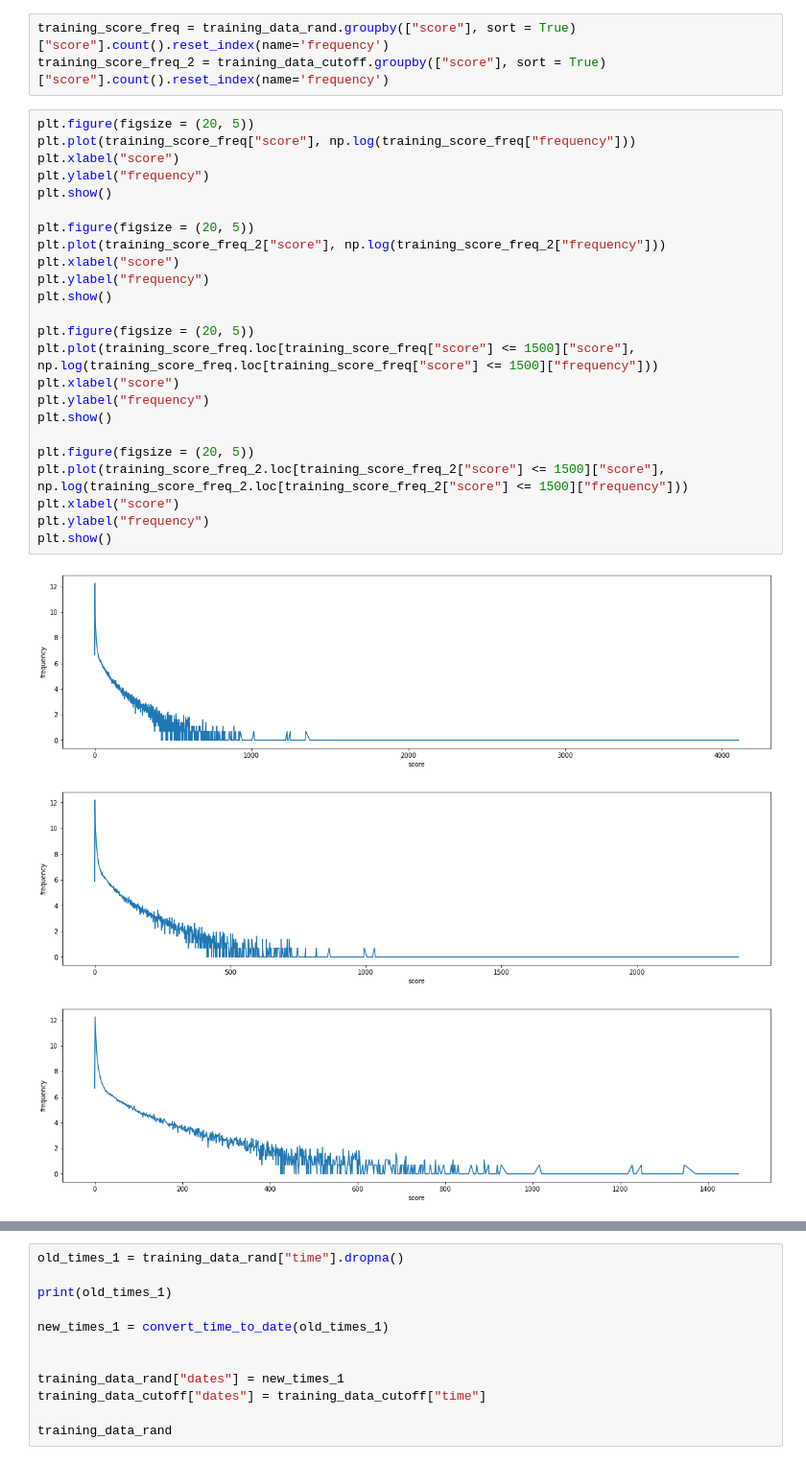
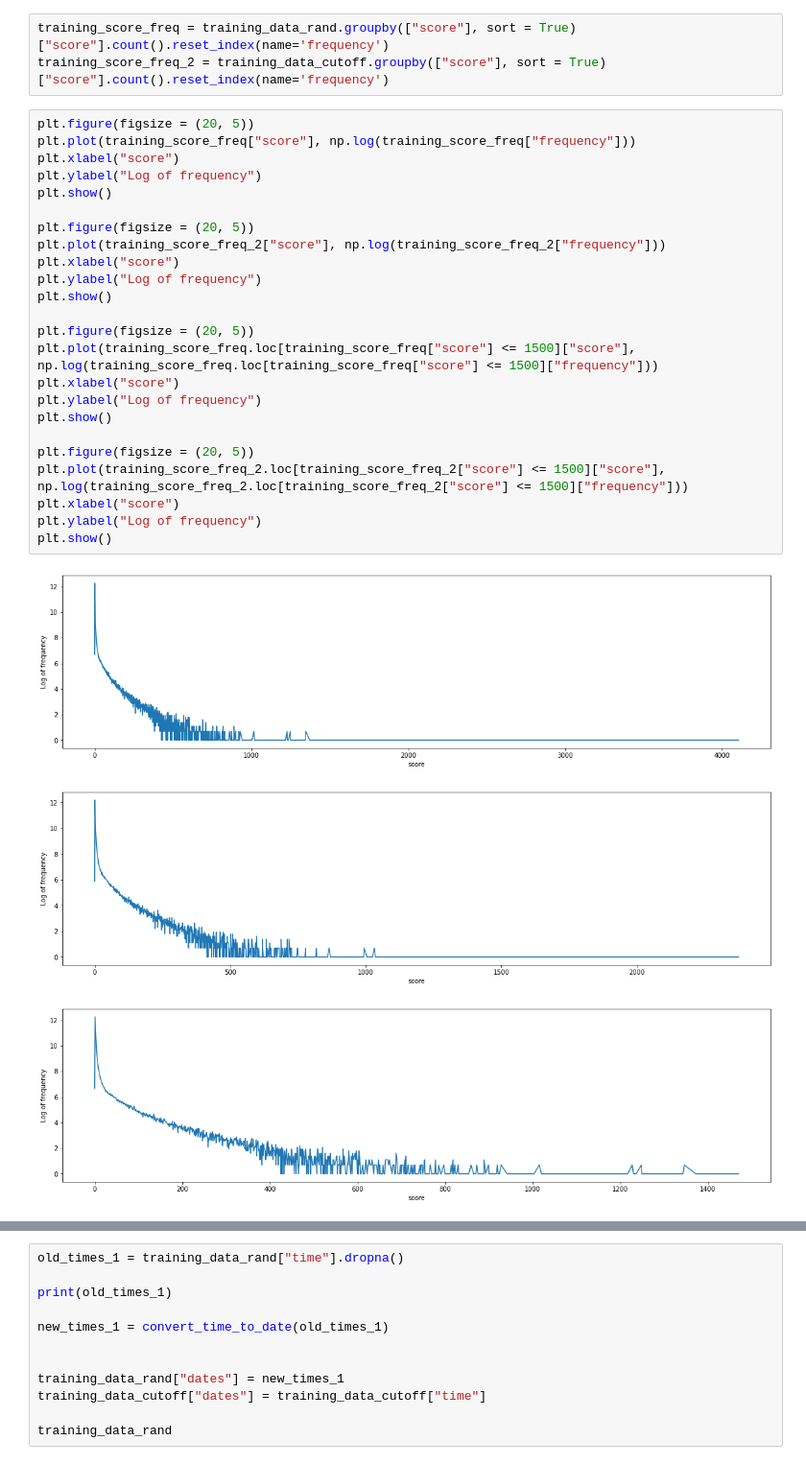
Before and after one commit to Zaidek/Part-II-Disertation, a Jupyter notebook: ptIIproj.ipynb, the cells around one changed output, grey strips where cells are left out. Shown at 96% size. Saved outputs shown, nothing was run; the diff lists cells and outputs as text.

```diff
--- a/ptIIproj.ipynb
+++ b/ptIIproj.ipynb
@@ -258,28 +258,28 @@ training_score_freq_2 = training_data_cutoff.groupby(["score"], sort = True)["sc
 # %%
 plt.figure(figsize = (20, 5))
 plt.plot(training_score_freq["score"], np.log(training_score_freq["frequency"]))
 plt.xlabel("score")
-plt.ylabel("frequency")
+plt.ylabel("Log of frequency")
 plt.show()
 
 plt.figure(figsize = (20, 5))
 plt.plot(training_score_freq_2["score"], np.log(training_score_freq_2["frequency"]))
 plt.xlabel("score")
-plt.ylabel("frequency")
+plt.ylabel("Log of frequency")
 plt.show()
 
 plt.figure(figsize = (20, 5))
 plt.plot(training_score_freq.loc[training_score_freq["score"] <= 1500]["score"], np.log(training_score_freq.loc[training_score_freq["score"] <= 1500]["frequency"]))
 plt.xlabel("score")
-plt.ylabel("frequency")
+plt.ylabel("Log of frequency")
 plt.show()
 
 plt.figure(figsize = (20, 5))
 plt.plot(training_score_freq_2.loc[training_score_freq_2["score"] <= 1500]["score"], np.log(training_score_freq_2.loc[training_score_freq_2["score"] <= 1500]["frequency"]))
 plt.xlabel("score")
-plt.ylabel("frequency")
+plt.ylabel("Log of frequency")
 plt.show()
 # %% [output]
-[figure, old version]
+[figure, new version]
-[figure, old version]
+[figure, new version]
-[figure, old version]
+[figure, new version]
```
Also changed, not shown: parts of 3 cells of this notebook.
